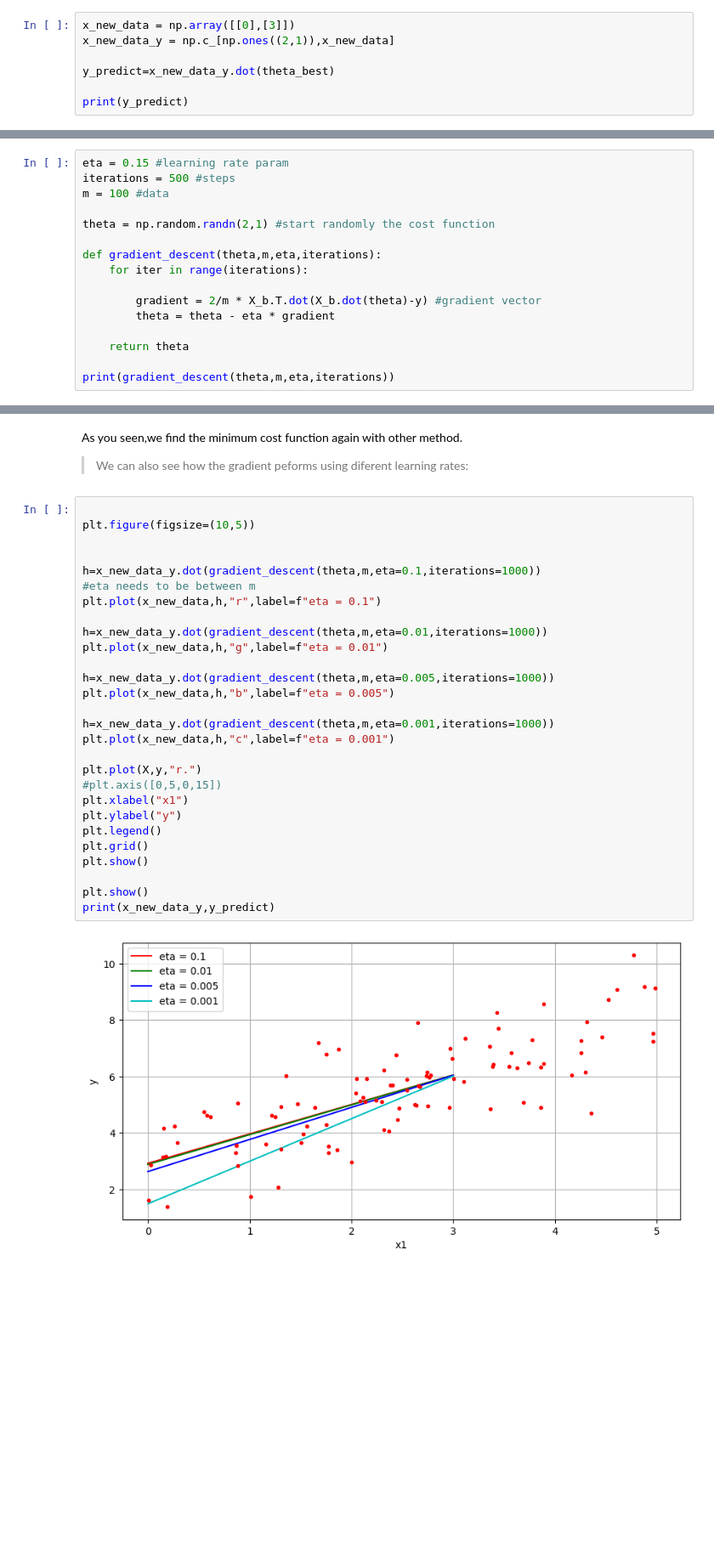
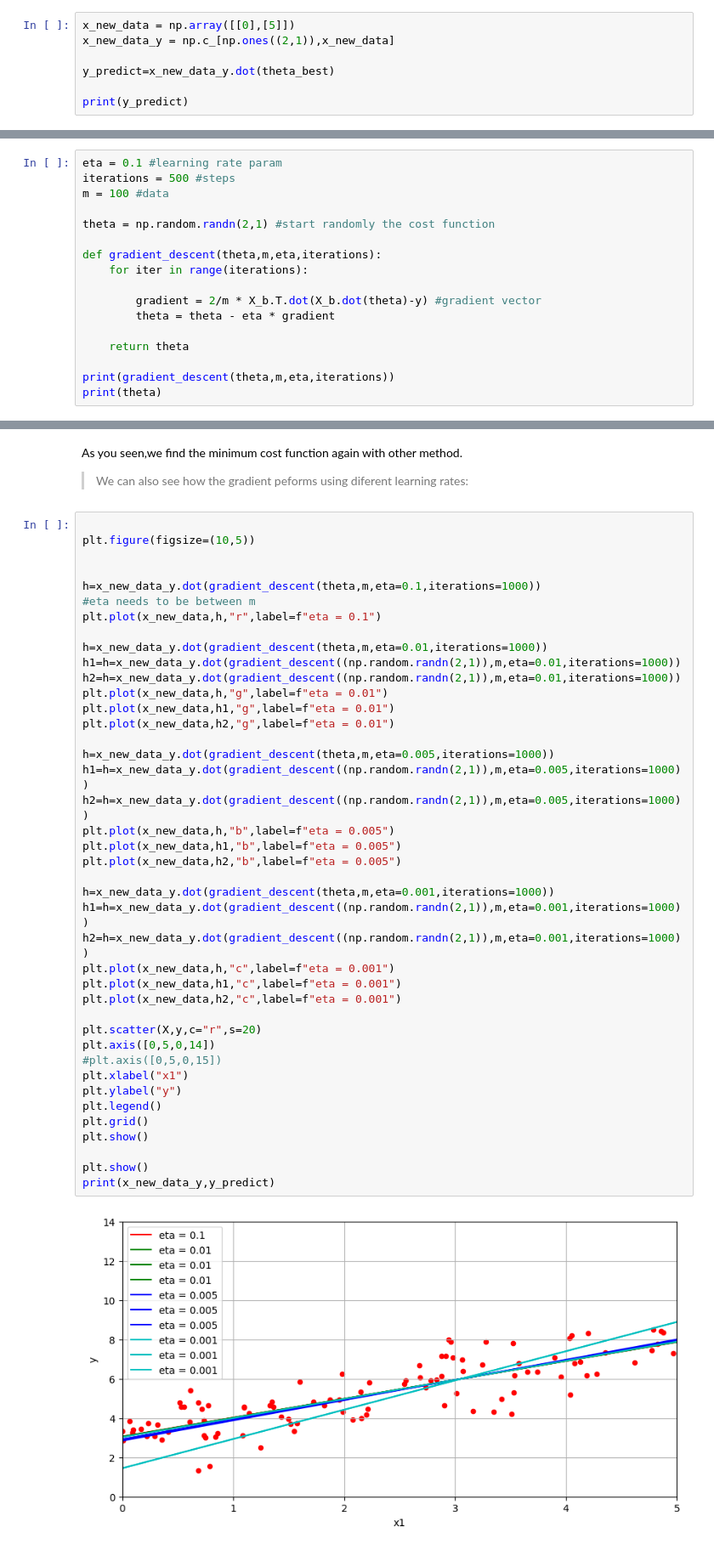
Before and after one commit to roossqg/-Data-Science-Hub, a Jupyter notebook: Models_and_Data/Math_teory/cost_function.ipynb, the cells around one changed output, grey strips where cells are left out. Shown at 85% size. Drawn from its saved outputs; the diff is of its cells as text; blank space fills up the shorter version.

```diff
--- a/Models_and_Data/Math_teory/cost_function.ipynb
+++ b/Models_and_Data/Math_teory/cost_function.ipynb
@@ -47,7 +47,7 @@ print(theta_best) #
 ### Predictions:
 We need use tha same o aproximately nums
 # %%
-x_new_data = np.array([[0],[3]])
+x_new_data = np.array([[0],[5]])
 x_new_data_y = np.c_[np.ones((2,1)),x_new_data]
 
 y_predict=x_new_data_y.dot(theta_best)
@@ -114,7 +114,7 @@ for find the cost function,we compute a gradient vector like this:
 with that, we will use a for-loop and compute each gradient using the step:
 >![image-2.png](attachment:image-2.png)
 # %%
-eta = 0.15 #learning rate param
+eta = 0.1 #learning rate param
 iterations = 500 #steps
 m = 100 #data
 
@@ -129,4 +129,5 @@ def gradient_descent(theta,m,eta,iterations):
     return theta
 
 print(gradient_descent(theta,m,eta,iterations))
+print(theta)
 # %% [output]
@@ -139,31 +142,44 @@ As you seen,we find the minimum cost function again with other method.
 # %%
 
 plt.figure(figsize=(10,5))
 
 
 h=x_new_data_y.dot(gradient_descent(theta,m,eta=0.1,iterations=1000))
 #eta needs to be between m
 plt.plot(x_new_data,h,"r",label=f"eta = 0.1")
 
 h=x_new_data_y.dot(gradient_descent(theta,m,eta=0.01,iterations=1000))
+h1=h=x_new_data_y.dot(gradient_descent((np.random.randn(2,1)),m,eta=0.01,iterations=1000))
+h2=h=x_new_data_y.dot(gradient_descent((np.random.randn(2,1)),m,eta=0.01,iterations=1000))
 plt.plot(x_new_data,h,"g",label=f"eta = 0.01")
+plt.plot(x_new_data,h1,"g",label=f"eta = 0.01")
+plt.plot(x_new_data,h2,"g",label=f"eta = 0.01")
 
 h=x_new_data_y.dot(gradient_descent(theta,m,eta=0.005,iterations=1000))
+h1=h=x_new_data_y.dot(gradient_descent((np.random.randn(2,1)),m,eta=0.005,iterations=1000))
+h2=h=x_new_data_y.dot(gradient_descent((np.random.randn(2,1)),m,eta=0.005,iterations=1000))
 plt.plot(x_new_data,h,"b",label=f"eta = 0.005")
+plt.plot(x_new_data,h1,"b",label=f"eta = 0.005")
+plt.plot(x_new_data,h2,"b",label=f"eta = 0.005")
 
 h=x_new_data_y.dot(gradient_descent(theta,m,eta=0.001,iterations=1000))
+h1=h=x_new_data_y.dot(gradient_descent((np.random.randn(2,1)),m,eta=0.001,iterations=1000))
+h2=h=x_new_data_y.dot(gradient_descent((np.random.randn(2,1)),m,eta=0.001,iterations=1000))
 plt.plot(x_new_data,h,"c",label=f"eta = 0.001")
+plt.plot(x_new_data,h1,"c",label=f"eta = 0.001")
+plt.plot(x_new_data,h2,"c",label=f"eta = 0.001")
 
-plt.plot(X,y,"r.")
+plt.scatter(X,y,c="r",s=20)
+plt.axis([0,5,0,14])
 #plt.axis([0,5,0,15])
 plt.xlabel("x1")
 plt.ylabel("y")
 plt.legend()
 plt.grid()
 plt.show()
 
 plt.show()
 print(x_new_data_y,y_predict)
 # %% [output]
-[figure, old version]
+[figure, new version]
 [[1. 0.]
```
Also changed, not shown: parts of 12 cells of this notebook, 1 other file.
